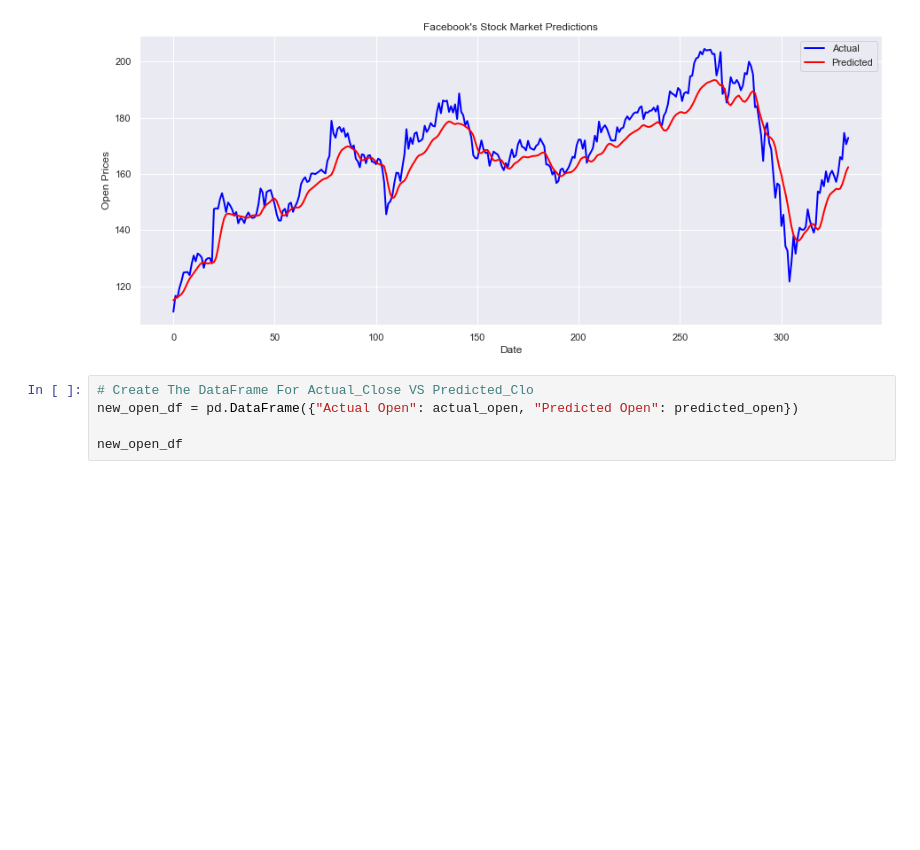
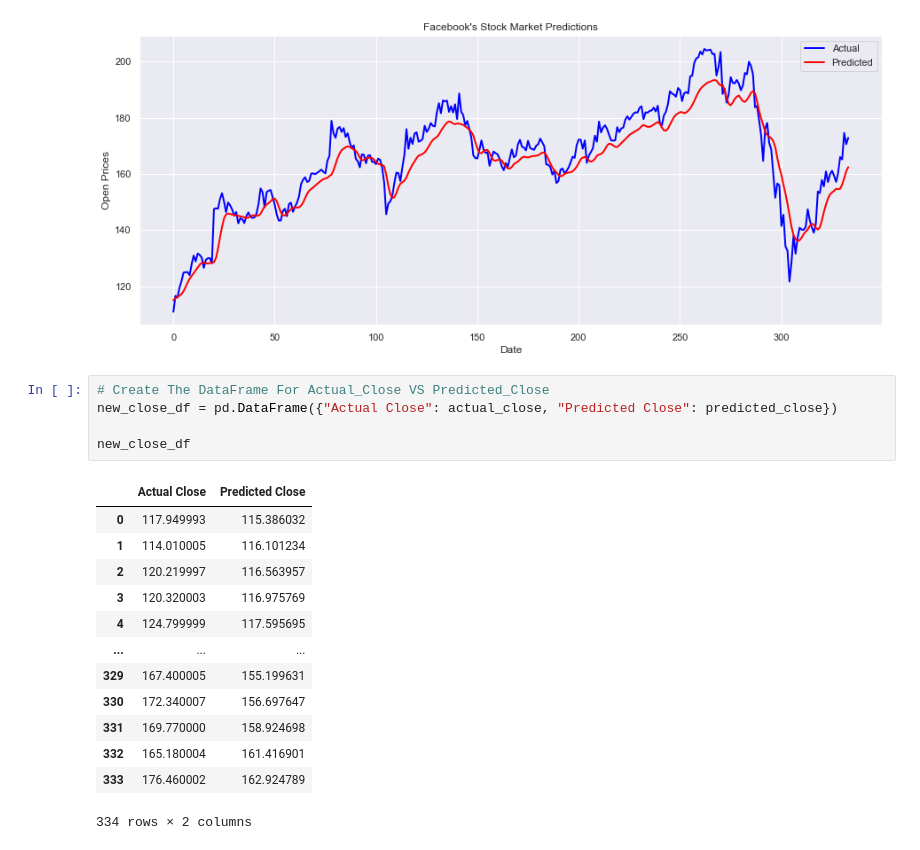
Before and after one commit to rooneyrulz/facebook_stock_prediction, a Jupyter notebook: Prediction.ipynb, the cells around one changed output. Drawn from its saved outputs; the diff is of its cells as text; blank space fills up the shorter version.

```diff
--- a/Prediction.ipynb
+++ b/Prediction.ipynb
@@ -354,7 +363,21 @@ plt.show()
 # %% [output]
 [figure]
 # %%
-# Create The DataFrame For Actual_Close VS Predicted_Clo
-new_open_df = pd.DataFrame({"Actual Open": actual_open, "Predicted Open": predicted_open})
+# Create The DataFrame For Actual_Close VS Predicted_Close
+new_close_df = pd.DataFrame({"Actual Close": actual_close, "Predicted Close": predicted_close})
 
-new_open_df
+new_close_df
+# %% [output]
+|  | Actual Close | Predicted Close |
+| 0 | 117.949993 | 115.386032 |
+| 1 | 114.010005 | 116.101234 |
+| 2 | 120.219997 | 116.563957 |
+| 3 | 120.320003 | 116.975769 |
+| 4 | 124.799999 | 117.595695 |
+| ... | ... | ... |
+| 329 | 167.400005 | 155.199631 |
+| 330 | 172.340007 | 156.697647 |
+| 331 | 169.770000 | 158.924698 |
+| 332 | 165.180004 | 161.416901 |
+| 333 | 176.460002 | 162.924789 |
+334 rows × 2 columns
```
Also changed, not shown: parts of 5 cells of this notebook.
